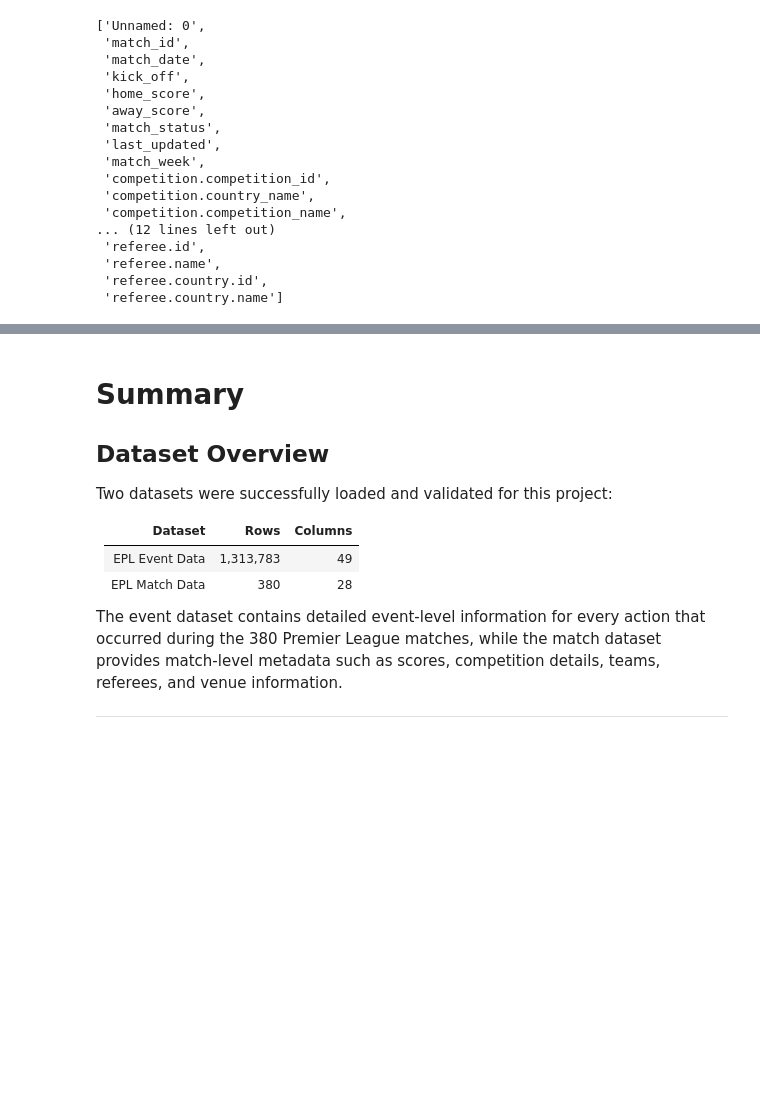
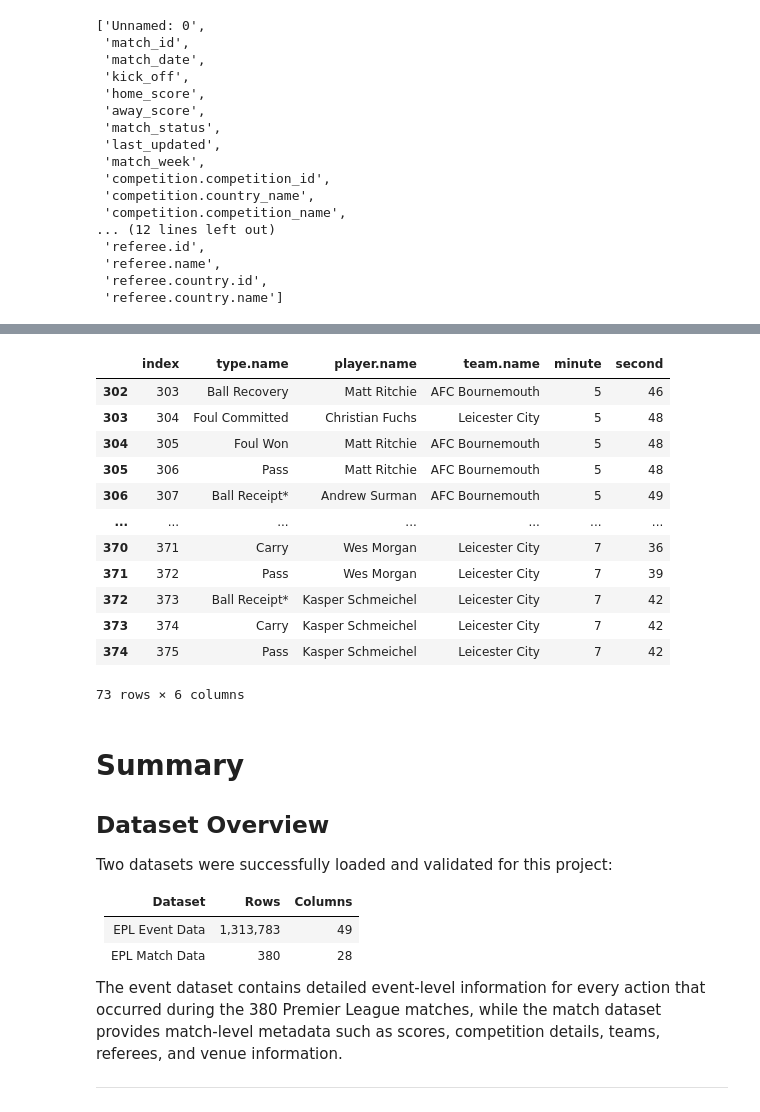
Before and after one commit to nagasantoshchavvakula/epl-foul-win-probability-model, a Jupyter notebook: notebooks/01_data_understanding.ipynb, the cells around one changed output, grey strips where cells are left out. Saved outputs shown, nothing was run; the diff lists cells and outputs as text; code cells hidden in the pictures; blank space fills up the shorter version.

```diff
--- a/notebooks/01_data_understanding.ipynb
+++ b/notebooks/01_data_understanding.ipynb
@@ -375,0 +439,17 @@ matches.columns.tolist()
+# %%
+match = 3754058   # replace with one match_id from above Cell
+
+sample = (
+    events[events["match_id"] == match]
+    .sort_values("index")
+)
+
+sample[
+    [
+        "index",
+        "possession",
+        "type.name",
+        "player.name",
+        "team.name"
+    ]
+].head(150)
@@ -376,3 +470,38 @@ matches.columns.tolist()
+# %%
+sample = events[
+    (events["match_id"] == match)
+]
+
+foul_possession = sample[
+    sample["type.name"] == "Foul Won"
+]["possession"].iloc[0]
+
+sample[
+    sample["possession"] == foul_possession
+].sort_values("index")[
+    [
+        "index",
+        "type.name",
+        "player.name",
+        "team.name",
+        "minute",
+        "second"
+    ]
+]
+# %% [output]
+|  | index | type.name | player.name | team.name | minute | second |
+| 302 | 303 | Ball Recovery | Matt Ritchie | AFC Bournemouth | 5 | 46 |
+| 303 | 304 | Foul Committed | Christian Fuchs | Leicester City | 5 | 48 |
+| 304 | 305 | Foul Won | Matt Ritchie | AFC Bournemouth | 5 | 48 |
+| 305 | 306 | Pass | Matt Ritchie | AFC Bournemouth | 5 | 48 |
+| 306 | 307 | Ball Receipt* | Andrew Surman | AFC Bournemouth | 5 | 49 |
+| ... | ... | ... | ... | ... | ... | ... |
+| 370 | 371 | Carry | Wes Morgan | Leicester City | 7 | 36 |
+| 371 | 372 | Pass | Wes Morgan | Leicester City | 7 | 39 |
+| 372 | 373 | Ball Receipt* | Kasper Schmeichel | Leicester City | 7 | 42 |
+| 373 | 374 | Carry | Kasper Schmeichel | Leicester City | 7 | 42 |
+| 374 | 375 | Pass | Kasper Schmeichel | Leicester City | 7 | 42 |
+73 rows × 6 columns
 # %% [markdown]
 # Summary
 
```
Also changed, not shown: parts of 5 cells of this notebook, 9 other files.
